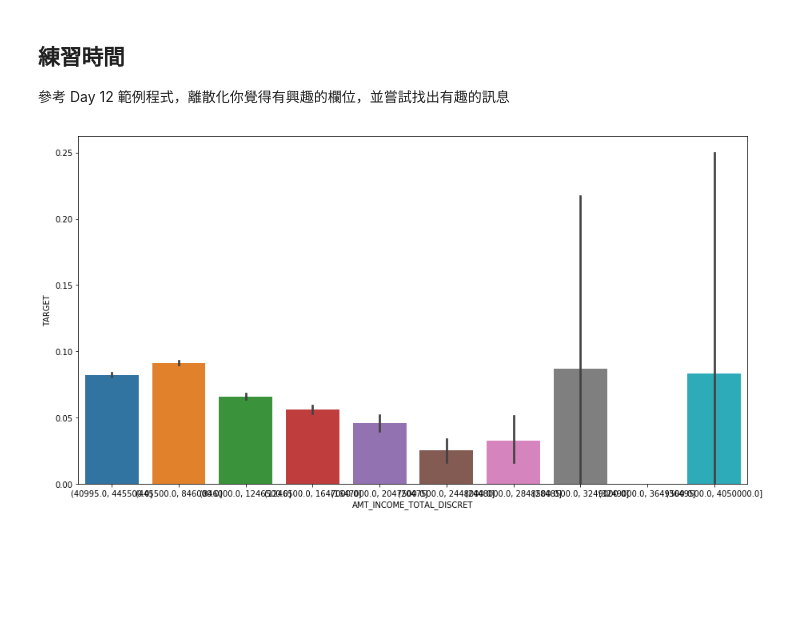
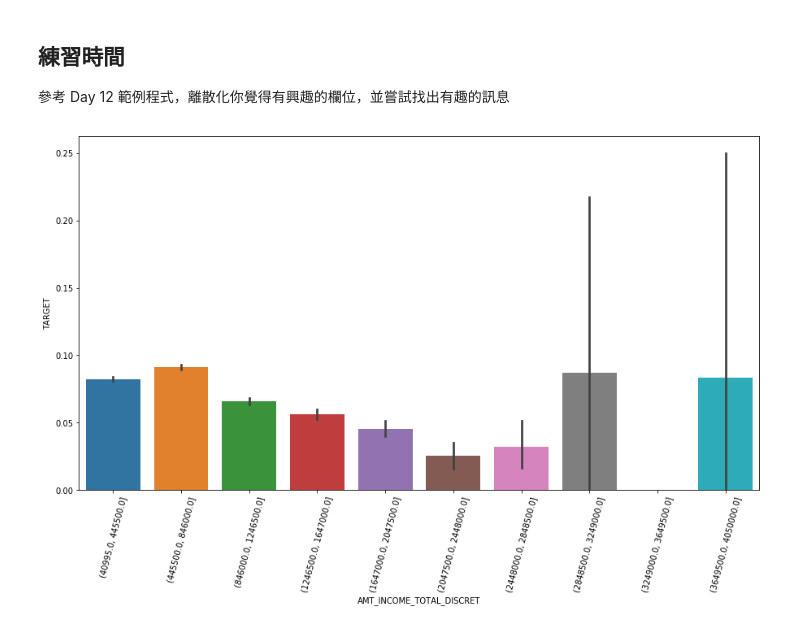
Before and after one commit to cjfan2005/2nd-ML100Days, a Jupyter notebook: homework/Day_013_HW.ipynb, the cells around one changed output. Drawn from its saved outputs; the diff is of its cells as text; code cells hidden in the pictures; blank space fills up the shorter version.

```diff
--- a/homework/Day_013_HW.ipynb
+++ b/homework/Day_013_HW.ipynb
@@ -64,11 +64,11 @@ app_train['AMT_INCOME_TOTAL'] = app_train['AMT_CREDIT']/5
 # %%
 app_train['AMT_INCOME_TOTAL_DISCRET'] = pd.cut(app_train['AMT_CREDIT'], 10)
 plt.figure (figsize=(15, 8))
-
+plt.xticks(rotation = 75);
 # to set x, y lables
 money_x = sns.barplot(
                                  app_train['AMT_INCOME_TOTAL_DISCRET'],
                                  app_train['TARGET']
                                 )
 # %% [output]
-[figure, old version]
+[figure, new version]
```
